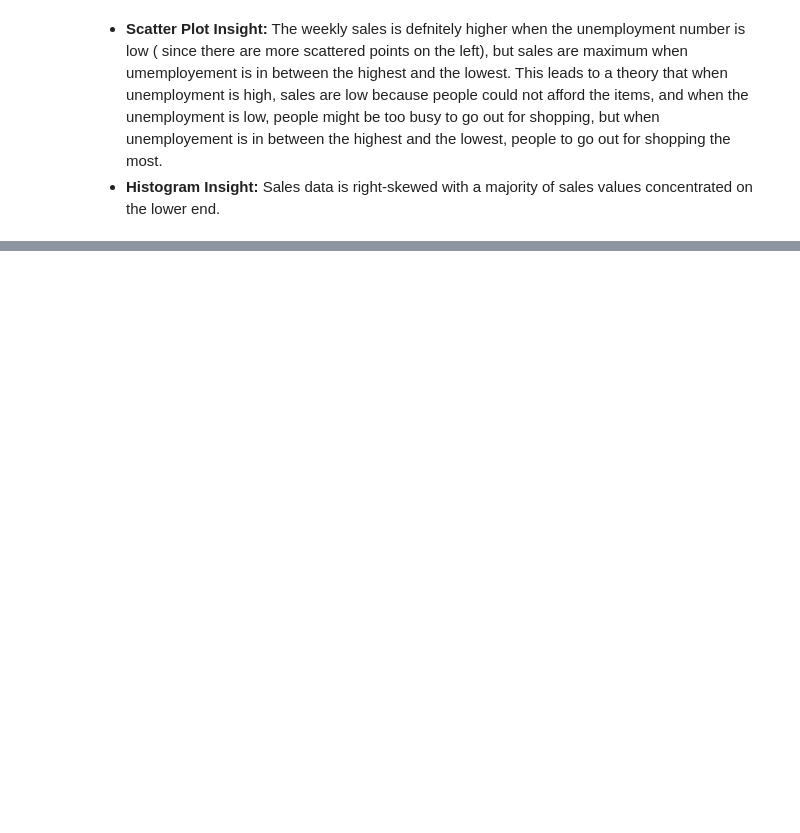
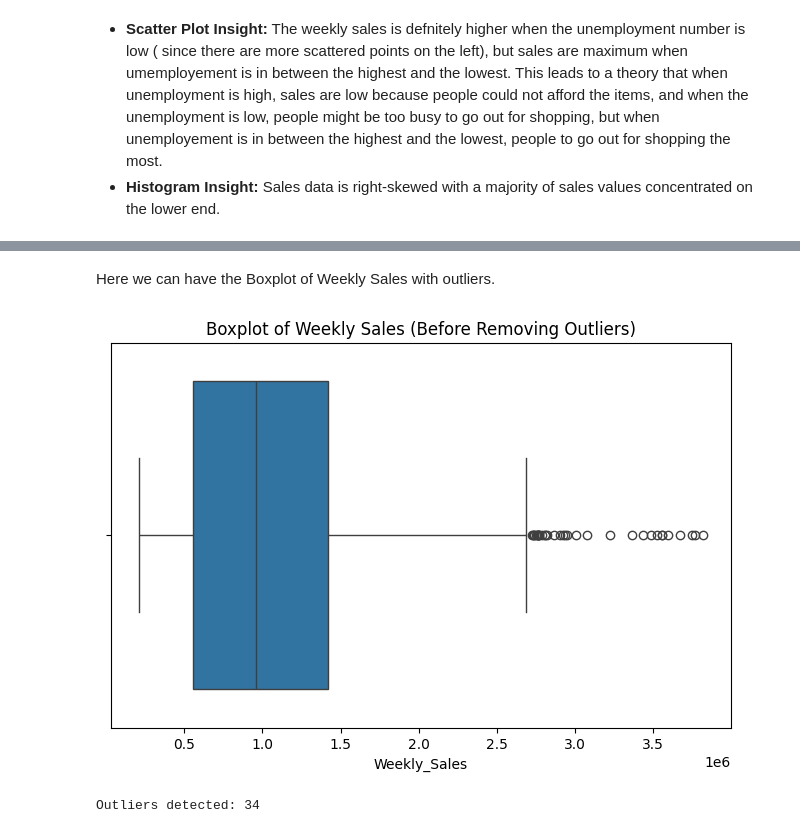
Before and after one commit to sahajshrestha/MSCS_634_Lab_1, a Jupyter notebook: BigData.ipynb, the cells around one changed output, grey strips where cells are left out. Drawn from its saved outputs; the diff is of its cells as text; code cells hidden in the pictures; blank space fills up the shorter version.

```diff
--- a/BigData.ipynb
+++ b/BigData.ipynb
@@ -31,0 +47,26 @@ plt.show()
+# %% [markdown]
+Here we can have the Boxplot of Weekly Sales with outliers.
+# %%
+# Boxplot before removing outliers
+plt.figure(figsize=(8, 5))
+sns.boxplot(x=df['Weekly_Sales'])
+plt.title('Boxplot of Weekly Sales (Before Removing Outliers)')
+plt.show()
+# %% [output]
+[figure, added]
+# %%
+# IQR method for 'Weekly_Sales'
+Q1 = df['Weekly_Sales'].quantile(0.25)
+Q3 = df['Weekly_Sales'].quantile(0.75)
+IQR = Q3 - Q1
+lower = Q1 - 1.5 * IQR
+upper = Q3 + 1.5 * IQR
+
+# Identify outliers
+outliers = df[(df['Weekly_Sales'] < lower) | (df['Weekly_Sales'] > upper)]
+print(f"Outliers detected: {len(outliers)}")
+
+# Remove outliers
+df_no_outliers = df[(df['Weekly_Sales'] >= lower) & (df['Weekly_Sales'] <= upper)]
+# %% [output]
+Outliers detected: 34
```
Also changed, not shown: parts of 21 cells of this notebook.
